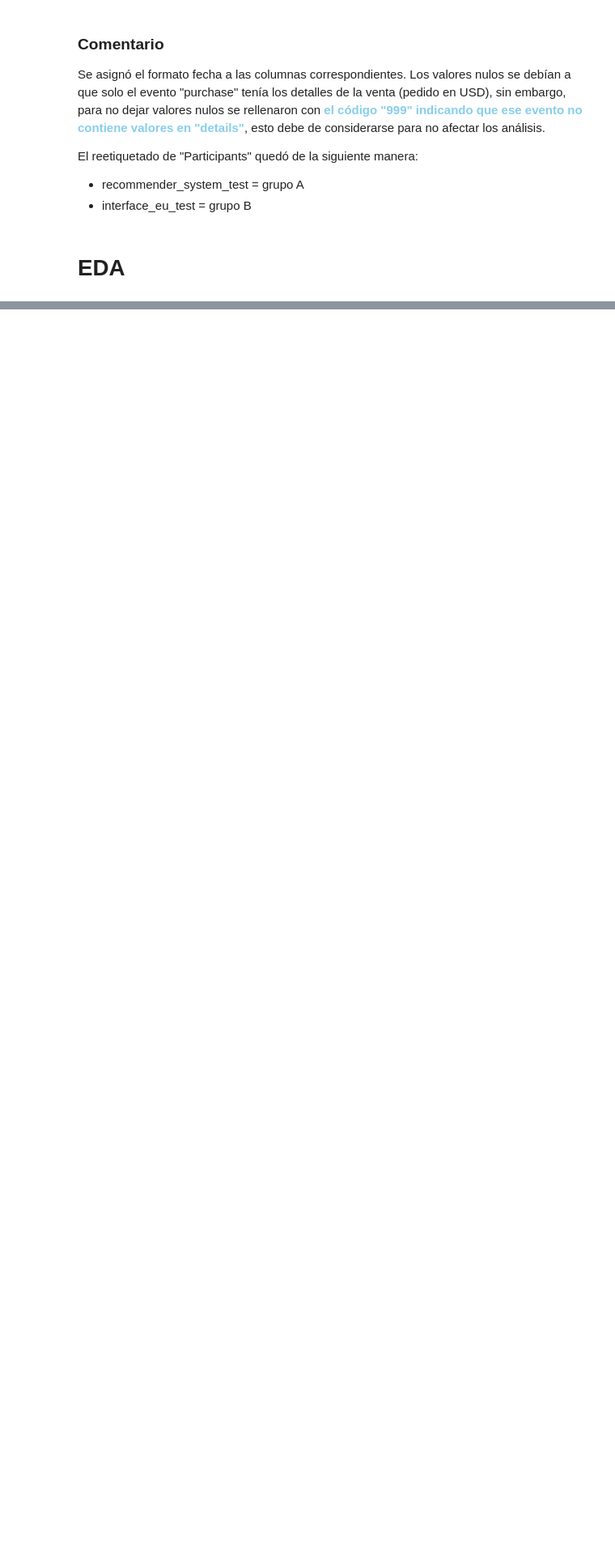
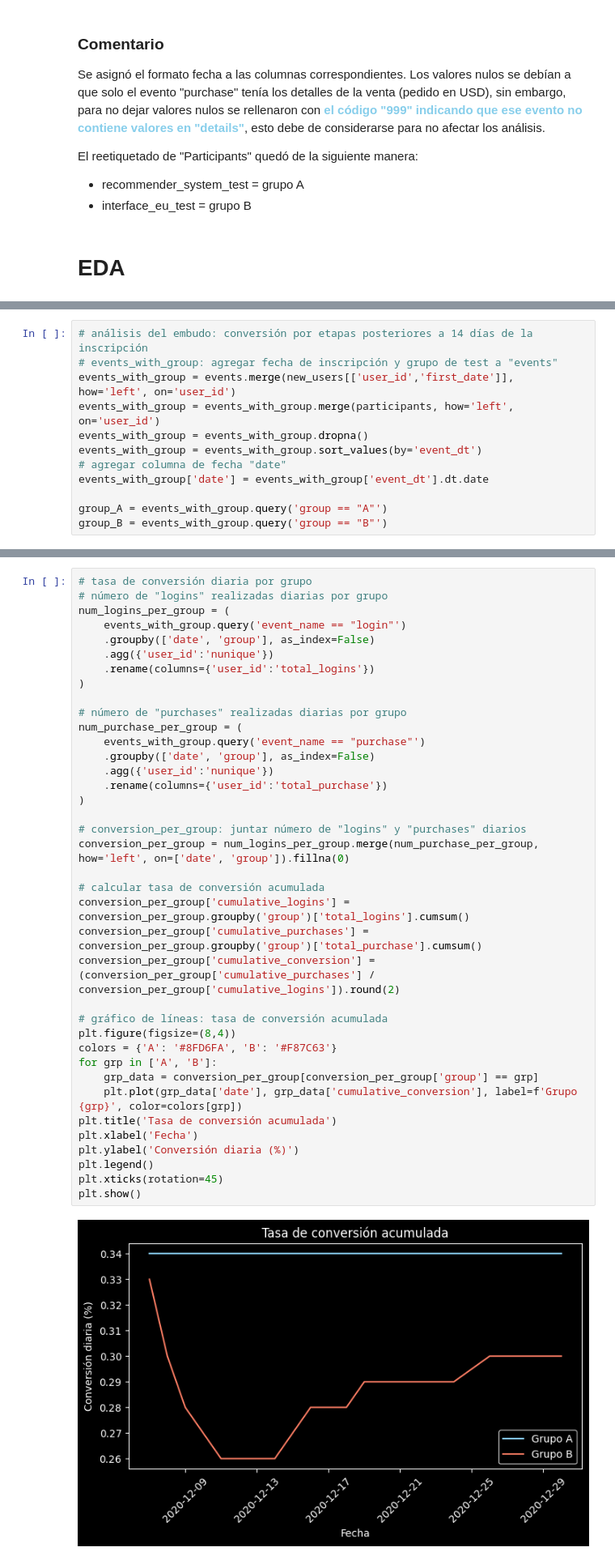
Before and after one commit to XivxnX/recommender_system_test, a Jupyter notebook: recommender_system_test.ipynb, the cells around one changed output, grey strips where cells are left out. Shown: that part at 81% size. Cells and saved outputs as stored; diff of their text form; blank space fills up the shorter version.

Commit message:
Update EDA: modificación de funciones y agregado de tasa de conversión diaria

```diff
--- a/recommender_system_test.ipynb
+++ b/recommender_system_test.ipynb
@@ -312,0 +306,12 @@ trace_funnel(group_B, 'Funnel del grupo B: recommender_system')
+# %%
+# análisis del embudo: conversión por etapas posteriores a 14 días de la inscripción
+# events_with_group: agregar fecha de inscripción y grupo de test a "events"
+events_with_group = events.merge(new_users[['user_id','first_date']], how='left', on='user_id')
+events_with_group = events_with_group.merge(participants, how='left', on='user_id')
+events_with_group = events_with_group.dropna()
+events_with_group = events_with_group.sort_values(by='event_dt')
+# agregar columna de fecha "date"
+events_with_group['date'] = events_with_group['event_dt'].dt.date
+
+group_A = events_with_group.query('group == "A"')
+group_B = events_with_group.query('group == "B"')
@@ -375,6 +397,46 @@ plt.ylabel('Número de eventos')
 plt.show()
 # %% [output]
 [figure]
+# %%
+# tasa de conversión diaria por grupo
+# número de "logins" realizadas diarias por grupo
+num_logins_per_group = (
+    events_with_group.query('event_name == "login"')
+    .groupby(['date', 'group'], as_index=False)
+    .agg({'user_id':'nunique'})
+    .rename(columns={'user_id':'total_logins'})
+)
+
+# número de "purchases" realizadas diarias por grupo
+num_purchase_per_group = (
+    events_with_group.query('event_name == "purchase"')
+    .groupby(['date', 'group'], as_index=False)
+    .agg({'user_id':'nunique'})
+    .rename(columns={'user_id':'total_purchase'})
+)
+
+# conversion_per_group: juntar número de "logins" y "purchases" diarios
+conversion_per_group = num_logins_per_group.merge(num_purchase_per_group, how='left', on=['date', 'group']).fillna(0)
+
+# calcular tasa de conversión acumulada
+conversion_per_group['cumulative_logins'] = conversion_per_group.groupby('group')['total_logins'].cumsum()
+conversion_per_group['cumulative_purchases'] = conversion_per_group.groupby('group')['total_purchase'].cumsum()
+conversion_per_group['cumulative_conversion'] = (conversion_per_group['cumulative_purchases'] / conversion_per_group['cumulative_logins']).round(2)
+
+# gráfico de líneas: tasa de conversión acumulada
+plt.figure(figsize=(8,4))
+colors = {'A': '#8FD6FA', 'B': '#F87C63'}
+for grp in ['A', 'B']:
+    grp_data = conversion_per_group[conversion_per_group['group'] == grp]
+    plt.plot(grp_data['date'], grp_data['cumulative_conversion'], label=f'Grupo {grp}', color=colors[grp])
+plt.title('Tasa de conversión acumulada')
+plt.xlabel('Fecha')
+plt.ylabel('Conversión diaria (%)')
+plt.legend()
+plt.xticks(rotation=45)
+plt.show()
+# %% [output]
+[figure, added]
 # %% [markdown]
 ### Comentario
 Durante al análisis <span style="color: skyblue;">**se tuvieron que eliminar muchos registros de usuarios que no tenían grupo**</span>, esto con la finalidad de poder realizar la comparación entre ellos.
```
Also changed, not shown: parts of 18 cells of this notebook.
